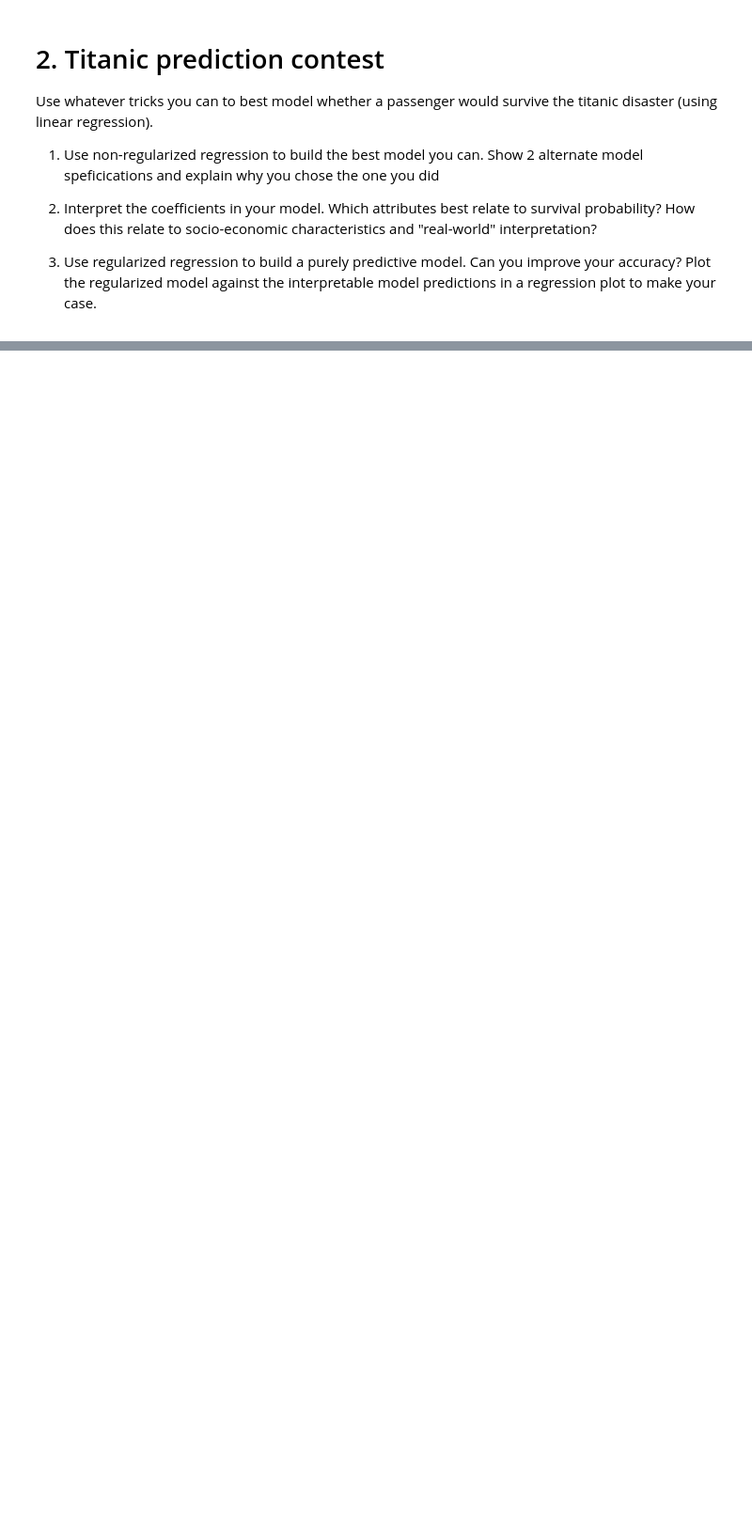
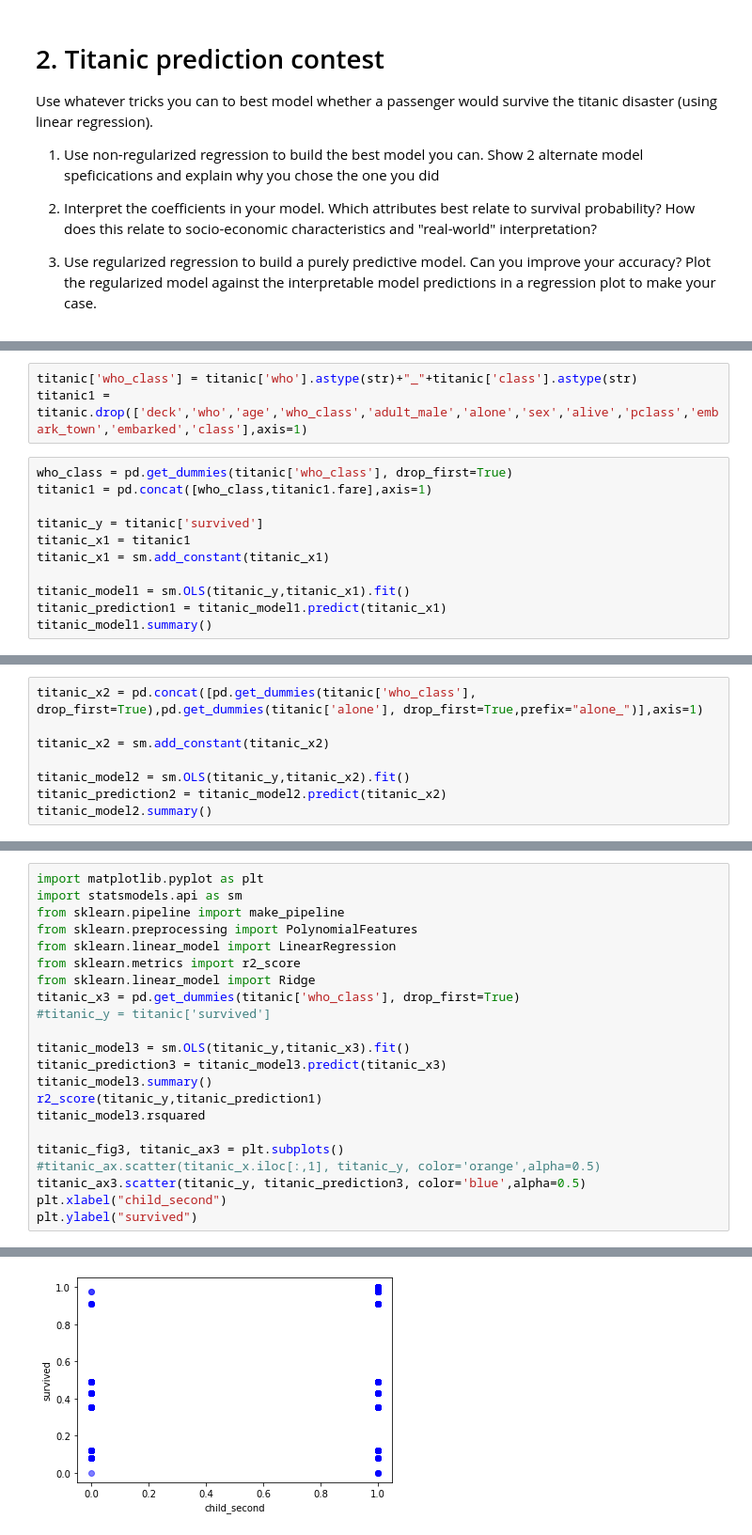
Before and after one commit to cb-ds-1/m3-3-engineering-regression, a Jupyter notebook: workshop.ipynb, the cells around one changed output, grey strips where cells are left out. Shown at 94% size. Drawn from its saved outputs; the diff is of its cells as text; blank space fills up the shorter version.

```diff
--- a/workshop.ipynb
+++ b/workshop.ipynb
@@ -20,0 +139,14 @@ Use whatever tricks you can to best model whether a passenger would survive the
+# %%
+titanic['who_class'] = titanic['who'].astype(str)+"_"+titanic['class'].astype(str)
+titanic1 = titanic.drop(['deck','who','age','who_class','adult_male','alone','sex','alive','pclass','embark_town','embarked','class'],axis=1)
+# %%
+who_class = pd.get_dummies(titanic['who_class'], drop_first=True)
+titanic1 = pd.concat([who_class,titanic1.fare],axis=1)
+
+titanic_y = titanic['survived']
+titanic_x1 = titanic1
+titanic_x1 = sm.add_constant(titanic_x1)
+
+titanic_model1 = sm.OLS(titanic_y,titanic_x1).fit()
+titanic_prediction1 = titanic_model1.predict(titanic_x1)
+titanic_model1.summary()
@@ -20,0 +186,8 @@ Use whatever tricks you can to best model whether a passenger would survive the
+# %%
+titanic_x2 = pd.concat([pd.get_dummies(titanic['who_class'], drop_first=True),pd.get_dummies(titanic['alone'], drop_first=True,prefix="alone_")],axis=1)
+
+titanic_x2 = sm.add_constant(titanic_x2)
+
+titanic_model2 = sm.OLS(titanic_y,titanic_x2).fit()
+titanic_prediction2 = titanic_model2.predict(titanic_x2)
+titanic_model2.summary()
@@ -20,0 +230,23 @@ Use whatever tricks you can to best model whether a passenger would survive the
+# %%
+import matplotlib.pyplot as plt
+import statsmodels.api as sm
+from sklearn.pipeline import make_pipeline
+from sklearn.preprocessing import PolynomialFeatures
+from sklearn.linear_model import LinearRegression
+from sklearn.metrics import r2_score
+from sklearn.linear_model import Ridge
+titanic_x3 = pd.get_dummies(titanic['who_class'], drop_first=True)
+#titanic_y = titanic['survived']
+
+titanic_model3 = sm.OLS(titanic_y,titanic_x3).fit()
+titanic_prediction3 = titanic_model3.predict(titanic_x3)
+titanic_model3.summary()
+r2_score(titanic_y,titanic_prediction1)
+titanic_model3.rsquared
+
+titanic_fig3, titanic_ax3 = plt.subplots()
+#titanic_ax.scatter(titanic_x.iloc[:,1], titanic_y, color='orange',alpha=0.5)
+titanic_ax3.scatter(titanic_y, titanic_prediction3, color='blue',alpha=0.5)
+plt.xlabel("child_second")
+plt.ylabel("survived")
+# %% [output]
@@ -20,0 +254 @@ Use whatever tricks you can to best model whether a passenger would survive the
+[figure, added]
```
Also changed, not shown: parts of 22 cells of this notebook, 3 other files.
